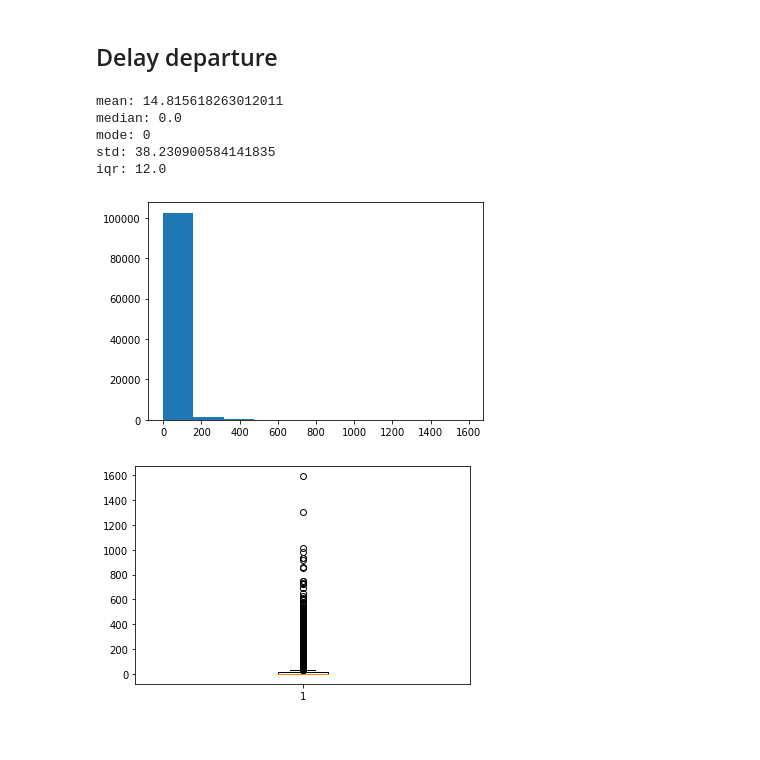
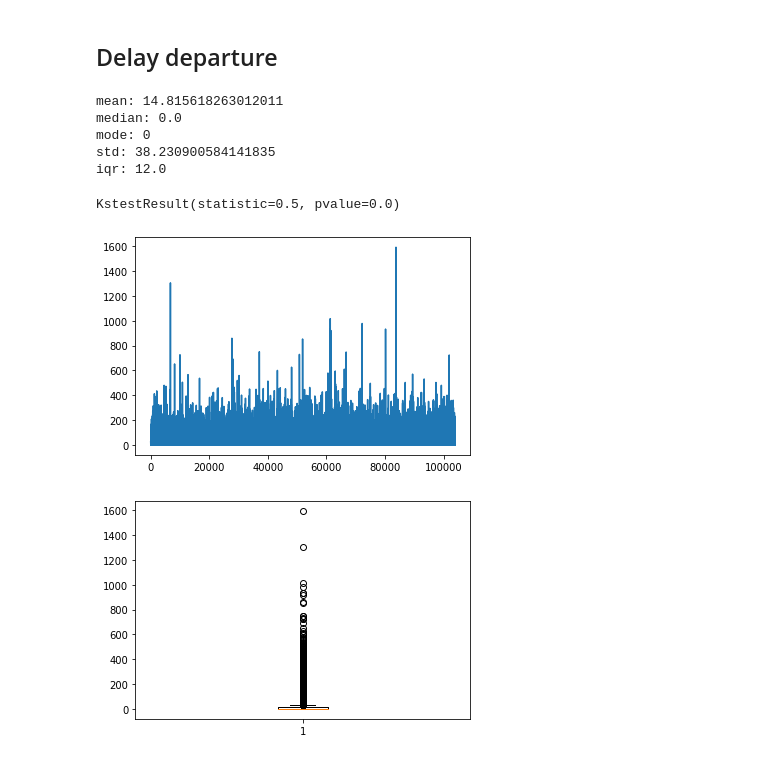
Before and after one commit to Mysurii/Minoi-AAI, a Jupyter notebook: Bootcamp/d3/statistics.ipynb, the cells around one changed output. Saved outputs shown, nothing was run; the diff lists cells and outputs as text; code cells hidden in the pictures.

```diff
--- a/Bootcamp/d3/statistics.ipynb
+++ b/Bootcamp/d3/statistics.ipynb
@@ -57,17 +60,19 @@ plt.show()
 ## Delay departure
 # %%
 print_information(delay_departure)
+kstest(delay_departure, 'norm')
 # %% [output]
 mean: 14.815618263012011
 median: 0.0
 mode: 0
 std: 38.230900584141835
 iqr: 12.0
+KstestResult(statistic=0.5, pvalue=0.0)
 # %%
-plt.hist(delay_departure)
+plt.plot(delay_departure)
 plt.show()
 # %% [output]
-[figure, old version]
+[figure, new version]
 # %%
 plt.boxplot(delay_departure)
 plt.show()
```
Also changed, not shown: parts of 5 cells of this notebook.
